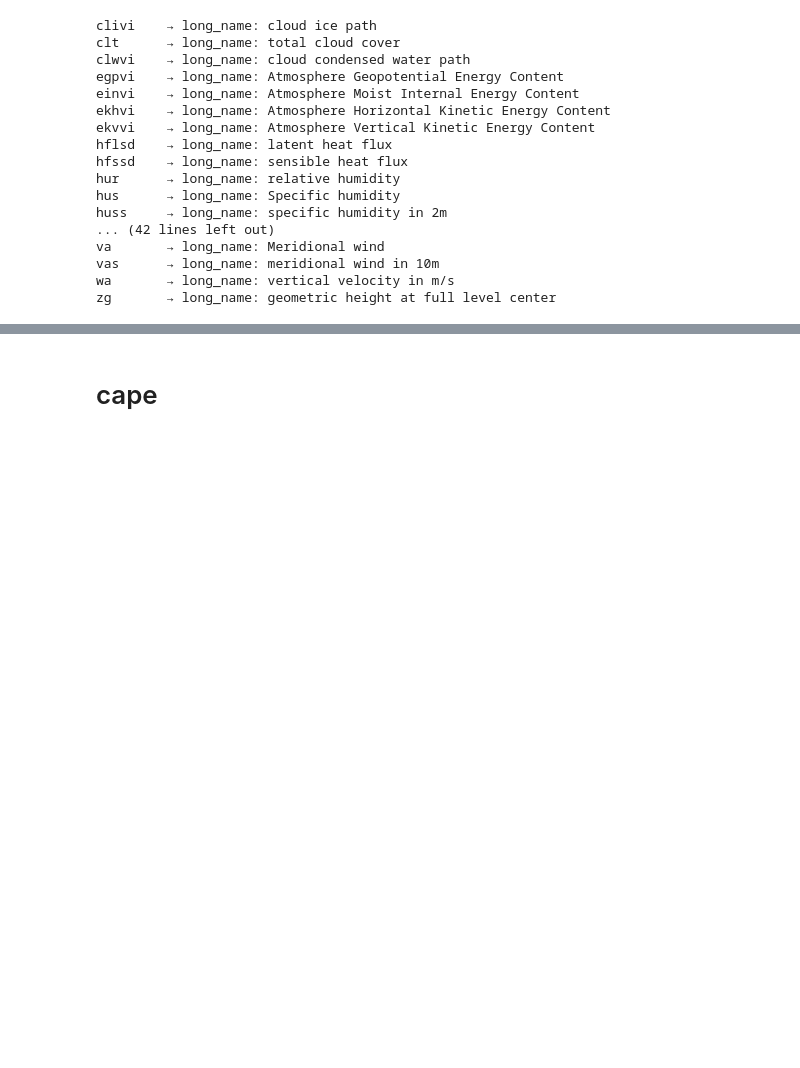
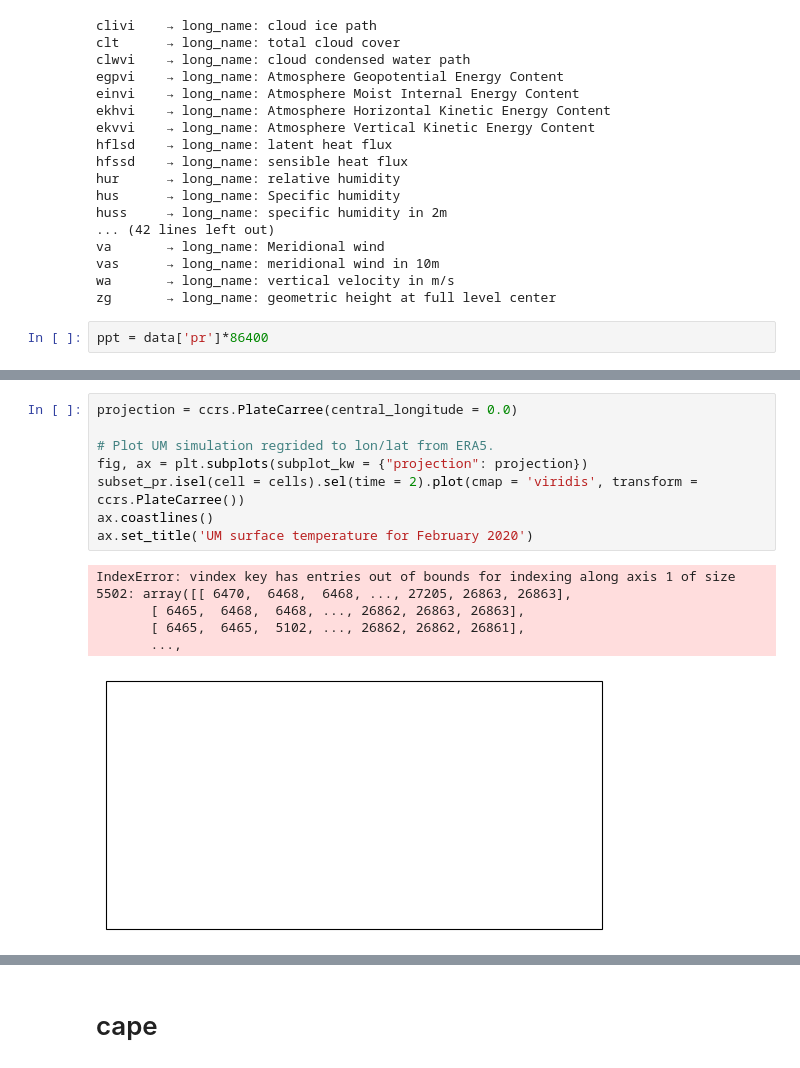
Before and after one commit to 21centuryweather/hk25-AusNode-ExtremePrecipitation, a Jupyter notebook: Code/s5_mrso_pr_p95.ipynb, the cells around one changed output, grey strips where cells are left out. Drawn from its saved outputs; the diff is of its cells as text; blank space fills up the shorter version.

```diff
--- a/Code/s5_mrso_pr_p95.ipynb
+++ b/Code/s5_mrso_pr_p95.ipynb
@@ -106,4 +98,6 @@ va       → long_name: Meridional wind
 vas      → long_name: meridional wind in 10m
 wa       → long_name: vertical velocity in m/s
 zg       → long_name: geometric height at full level center
+# %%
+ppt = data['pr']*86400
 # %%
@@ -118,0 +135,14 @@ subset_sm = sm_sum.sel(cell=unique_cell_ids)
+# %%
+projection = ccrs.PlateCarree(central_longitude = 0.0)
+
+# Plot UM simulation regrided to lon/lat from ERA5.
+fig, ax = plt.subplots(subplot_kw = {"projection": projection})
+subset_pr.isel(cell = cells).sel(time = 2).plot(cmap = 'viridis', transform = ccrs.PlateCarree())
+ax.coastlines()
+ax.set_title('UM surface temperature for February 2020')
+# %% [output]
+IndexError: vindex key has entries out of bounds for indexing along axis 1 of size 5502: array([[ 6470,  6468,  6468, ..., 27205, 26863, 26863],
+       [ 6465,  6468,  6468, ..., 26862, 26863, 26863],
+       [ 6465,  6465,  5102, ..., 26862, 26862, 26861],
+       ...,
+[figure, added]
```
Also changed, not shown: parts of 10 cells of this notebook, 3 other files.
